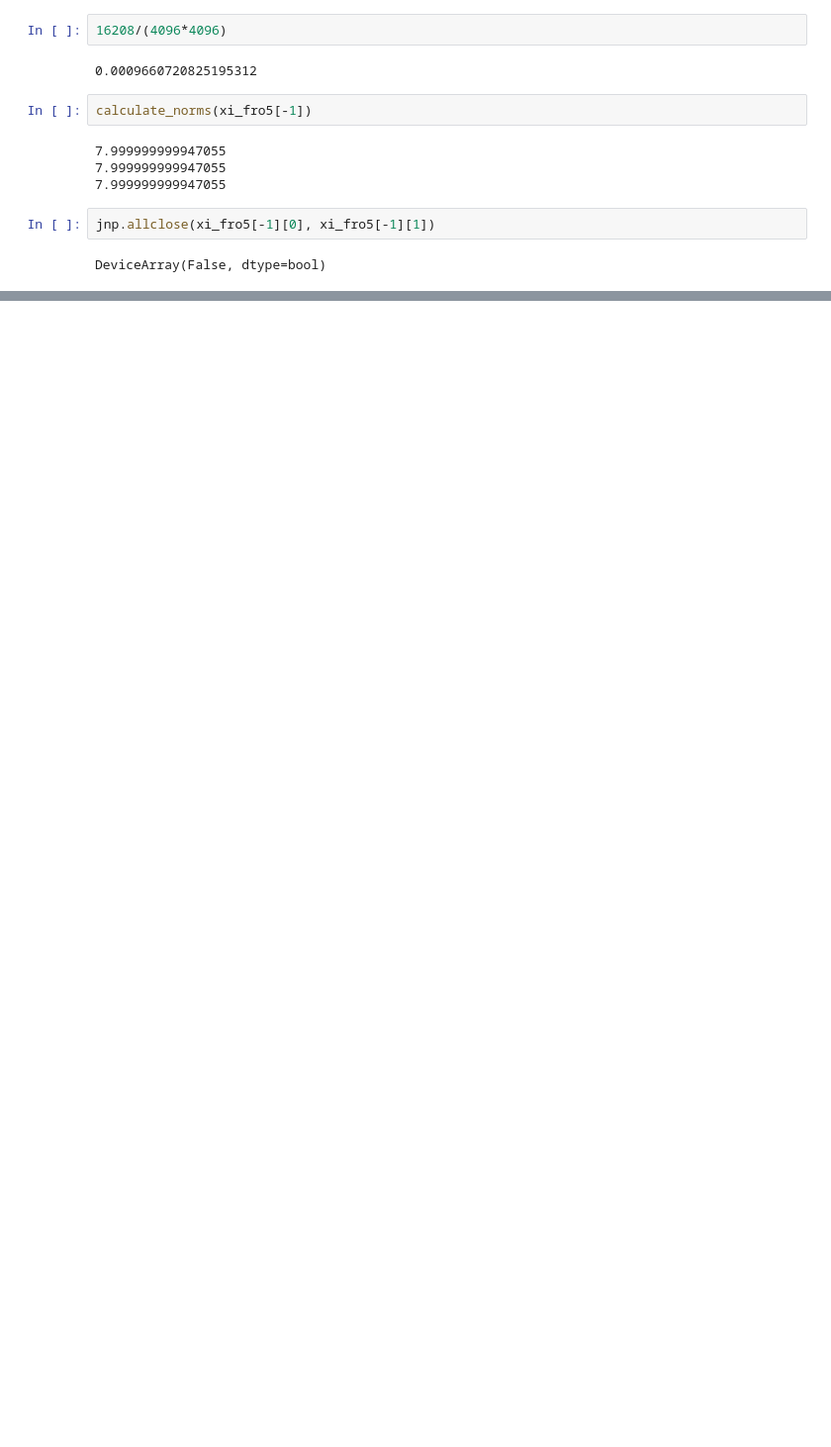
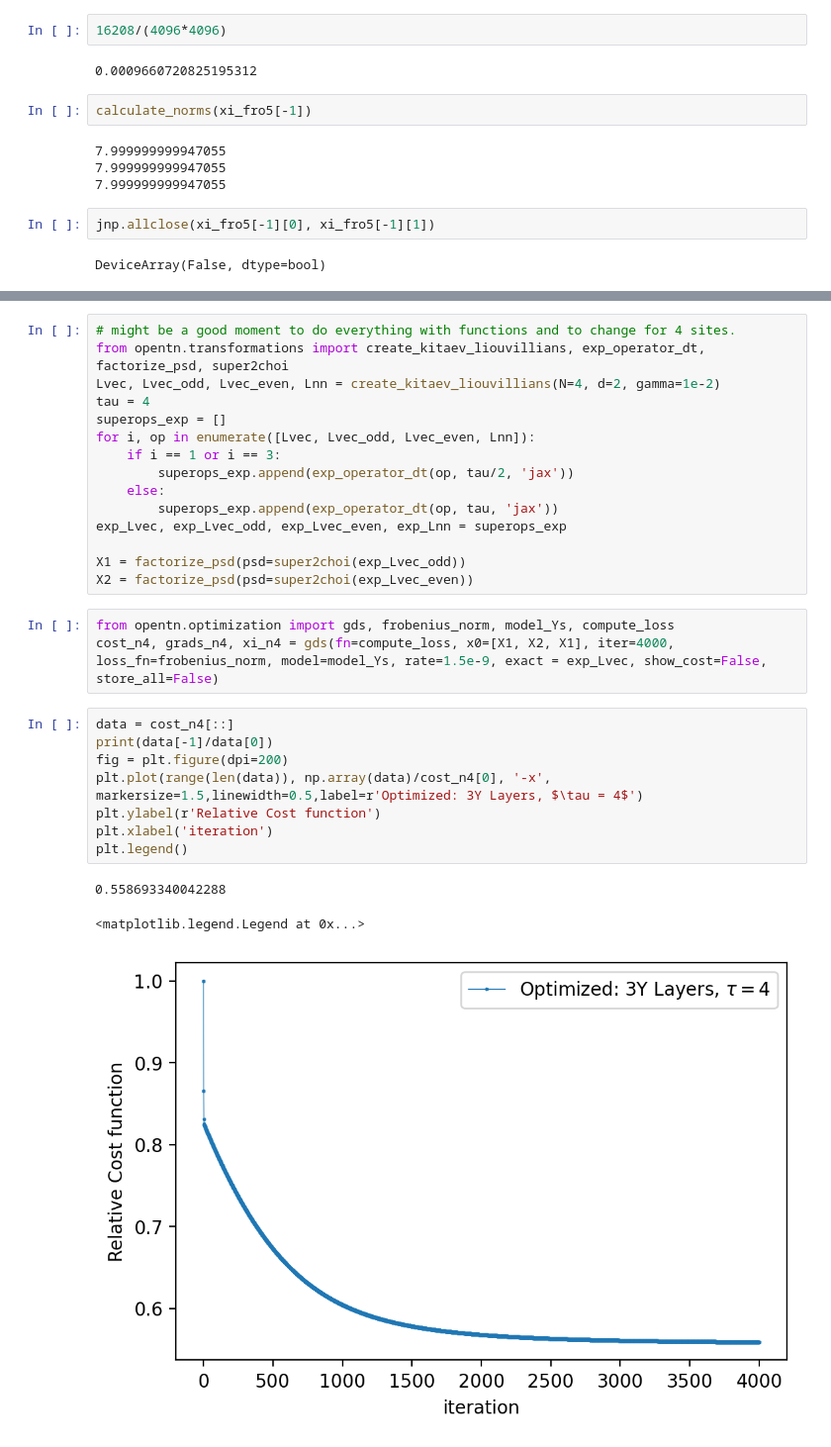
Before and after one commit to EmilianoG-byte/opentn, a Jupyter notebook: experiments/gradient.ipynb, the cells around one changed output, grey strips where cells are left out. Shown at 99% size. Cells and saved outputs as stored; diff of their text form; blank space fills up the shorter version.

```diff
--- a/experiments/gradient.ipynb
+++ b/experiments/gradient.ipynb
@@ -1504,0 +1522,30 @@ DeviceArray(False, dtype=bool)
+# %%
+# might be a good moment to do everything with functions and to change for 4 sites.
+from opentn.transformations import create_kitaev_liouvillians, exp_operator_dt, factorize_psd, super2choi
+Lvec, Lvec_odd, Lvec_even, Lnn = create_kitaev_liouvillians(N=4, d=2, gamma=1e-2)
+tau = 4
+superops_exp = []
+for i, op in enumerate([Lvec, Lvec_odd, Lvec_even, Lnn]):
+    if i == 1 or i == 3:
+        superops_exp.append(exp_operator_dt(op, tau/2, 'jax'))
+    else:
+        superops_exp.append(exp_operator_dt(op, tau, 'jax'))
+exp_Lvec, exp_Lvec_odd, exp_Lvec_even, exp_Lnn = superops_exp
+
+X1 = factorize_psd(psd=super2choi(exp_Lvec_odd))
+X2 = factorize_psd(psd=super2choi(exp_Lvec_even))
+# %%
+from opentn.optimization import gds, frobenius_norm, model_Ys, compute_loss
+cost_n4, grads_n4, xi_n4 = gds(fn=compute_loss, x0=[X1, X2, X1], iter=4000, loss_fn=frobenius_norm, model=model_Ys, rate=1.5e-9, exact = exp_Lvec, show_cost=False, store_all=False)
+# %%
+data = cost_n4[::]
+print(data[-1]/data[0])
+fig = plt.figure(dpi=200)
+plt.plot(range(len(data)), np.array(data)/cost_n4[0], '-x', markersize=1.5,linewidth=0.5,label=r'Optimized: 3Y Layers, $\tau = 4$')
+plt.ylabel(r'Relative Cost function')
+plt.xlabel('iteration')
+plt.legend()
+# %% [output]
+0.558693340042288
+<matplotlib.legend.Legend at 0x...>
+[figure, added]
```
Also changed, not shown: parts of 16 cells of this notebook, 5 other files.
